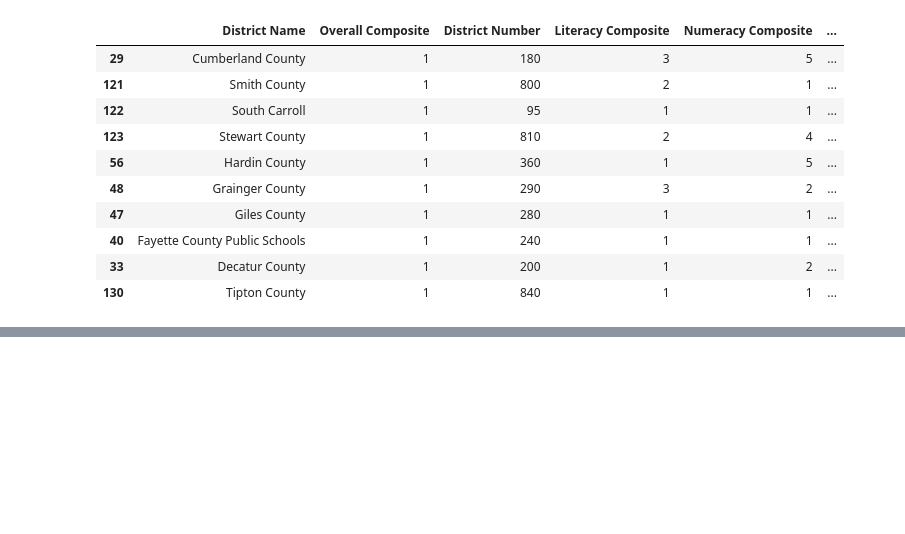
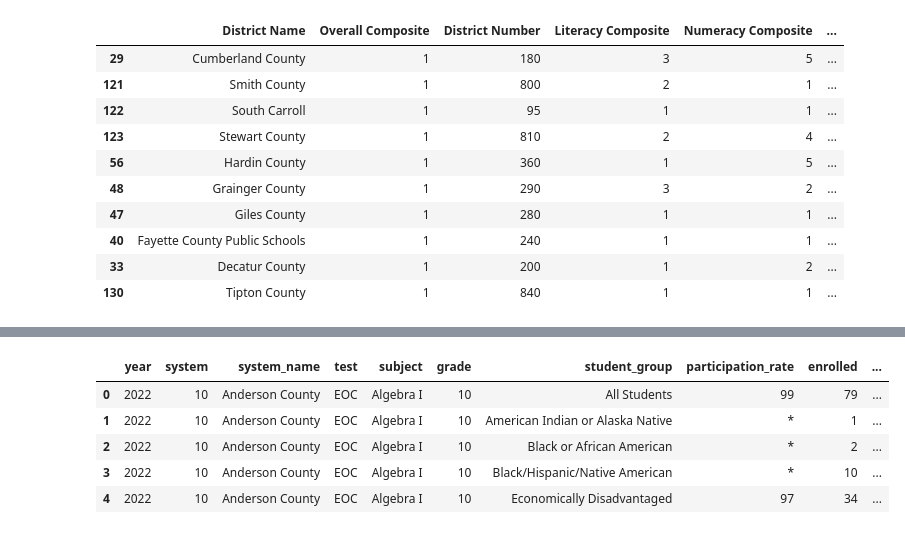
Before and after one commit to jmcapps/education_capstone, a Jupyter notebook: notebooks/test.ipynb, the cells around one changed output, grey strips where cells are left out. Saved outputs shown, nothing was run; the diff lists cells and outputs as text; code cells hidden in the pictures; blank space fills up the shorter version.

```diff
--- a/notebooks/test.ipynb
+++ b/notebooks/test.ipynb
@@ -1269,0 +1270,11 @@ merged_d_a.to_csv('merged_d_a.csv', index=False)
+# %%
+district_assessment22 = pd.read_csv('../data/district_assessment_file_suppressed_upd32323.csv', encoding='latin-1')
+# %%
+district_assessment22.head()
+# %% [output]
+|  | year | system | system_name | test | subject | grade | student_group | participation_rate | enrolled | ... |
+| 0 | 2022 | 10 | Anderson County | EOC | Algebra I | 10 | All Students | 99 | 79 | ... |
+| 1 | 2022 | 10 | Anderson County | EOC | Algebra I | 10 | American Indian or Alaska Native | * | 1 | ... |
+| 2 | 2022 | 10 | Anderson County | EOC | Algebra I | 10 | Black or African American | * | 2 | ... |
+| 3 | 2022 | 10 | Anderson County | EOC | Algebra I | 10 | Black/Hispanic/Native American | * | 10 | ... |
+| 4 | 2022 | 10 | Anderson County | EOC | Algebra I | 10 | Economically Disadvantaged | 97 | 34 | ... |
```
Also changed, not shown: parts of 101 cells of this notebook, 9 other files.
